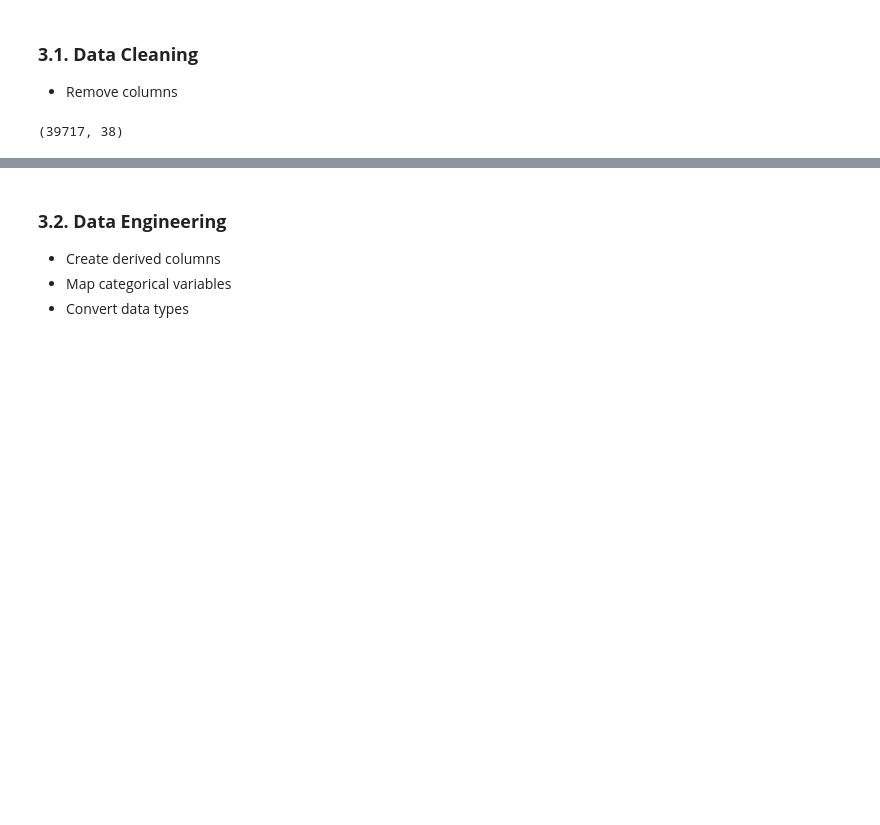
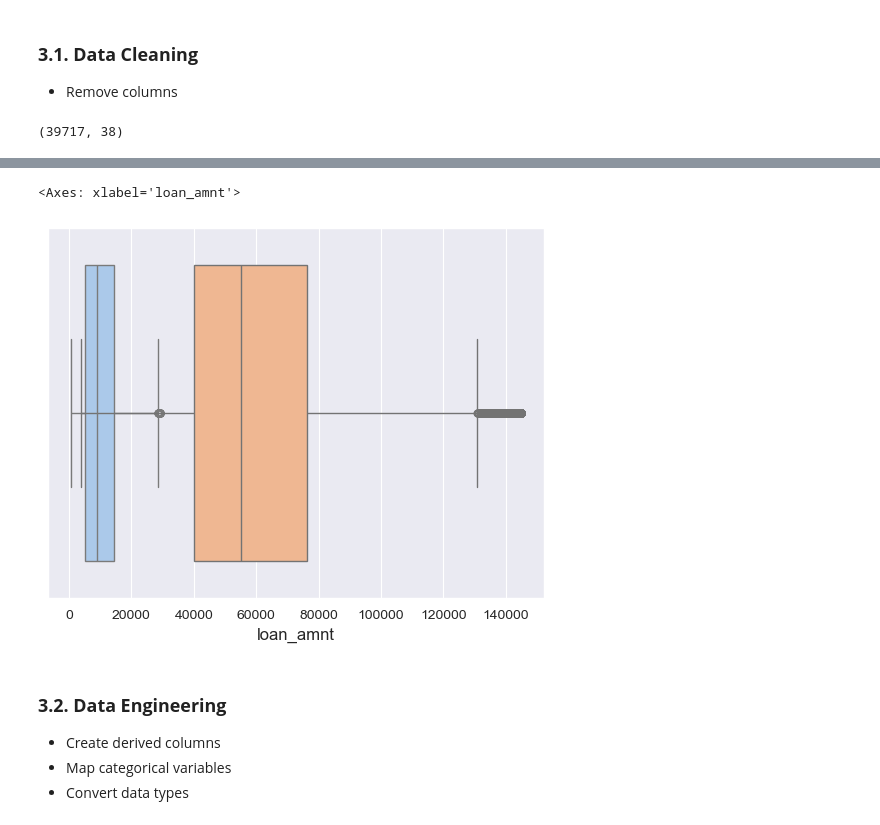
Before and after one commit to uvarajthulasiram/LendingClubCaseStudy, a Jupyter notebook: RefactorV1.ipynb, the cells around one changed output, grey strips where cells are left out. Cells and saved outputs as stored; diff of their text form; code cells hidden in the pictures; blank space fills up the shorter version.

```diff
--- a/RefactorV1.ipynb
+++ b/RefactorV1.ipynb
@@ -297,3 +550,14 @@ df.shape
+# %%
+sns.boxplot(data=df, x='loan_amnt')
+sns.boxplot(data=df, x='annual_inc')
+
+# Quick observation
+#-------------------
+# 1. Now the chart is more readable.
+#-------------------
+# %% [output]
+<Axes: xlabel='loan_amnt'>
+[figure, added]
 # %% [markdown]
 ### **3.2. Data Engineering**
 - Create derived columns
```
Also changed, not shown: parts of 20 cells of this notebook.
